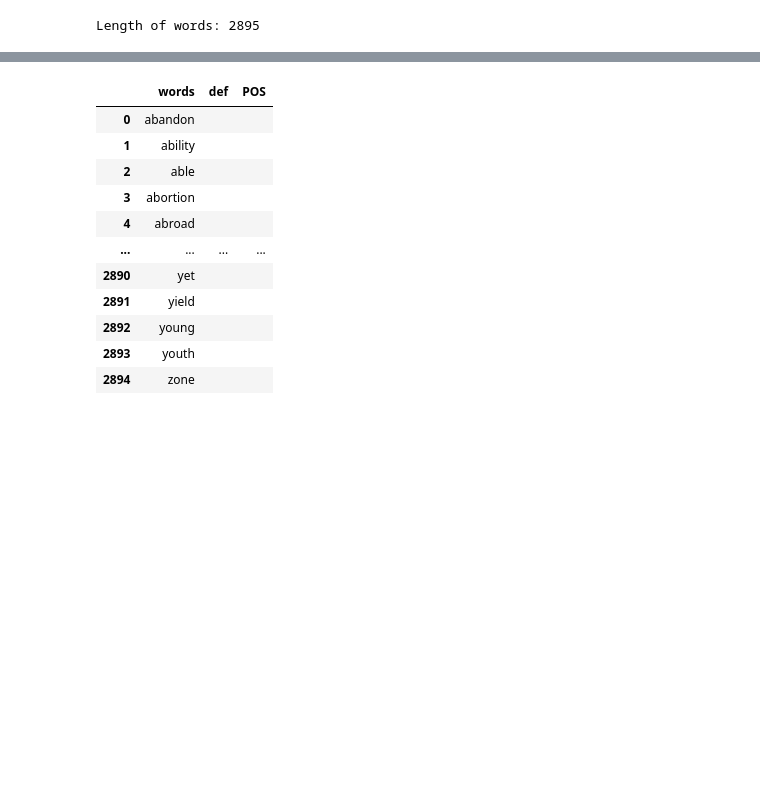
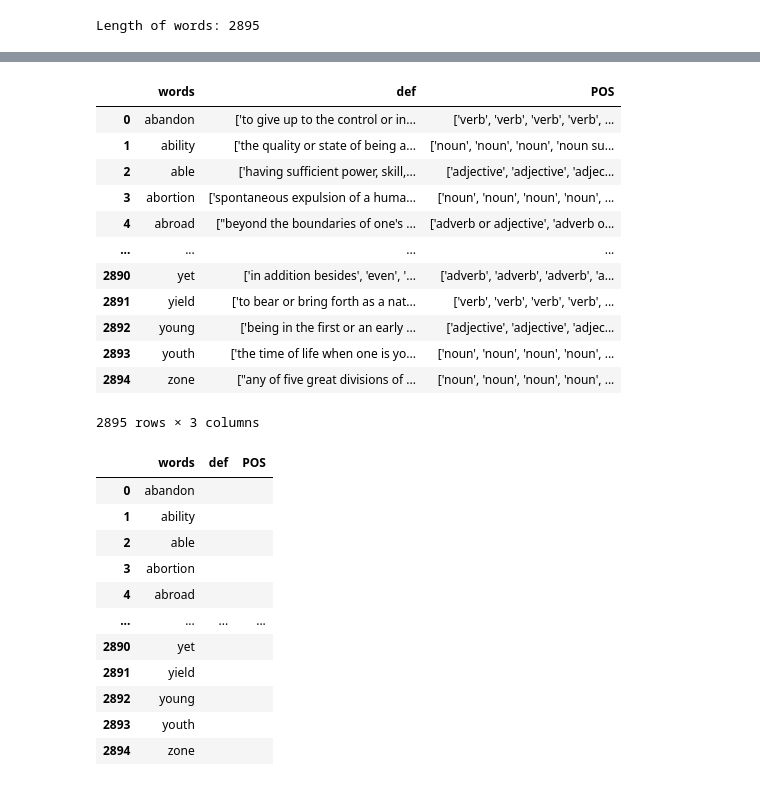
Before and after one commit to ParsaHejabi/Simulation-Framework-for-Multi-Agent-Balderdash, a Jupyter notebook: create_dataset.ipynb, the cells around one changed output, grey strips where cells are left out. Saved outputs shown, nothing was run; the diff lists cells and outputs as text; code cells hidden in the pictures; blank space fills up the shorter version.

```diff
--- a/create_dataset.ipynb
+++ b/create_dataset.ipynb
@@ -76,2 +117,50 @@ Length of words: 2895
+# %%
+def clean_definition_text(text):
+    """
+    Cleans the definition text by removing or replacing special tokens.
+    """
+    # Remove bold, italics, smallcaps, and other formatting
+    text = re.sub(r"\{/?it\}", "", text)  # Remove italic tags
+    text = re.sub(r"\{/?b\}", "", text)  # Remove bold tags
+    text = re.sub(r"\{/?sc\}", "", text)  # Remove smallcaps tags
+    text = re.sub(r"\{/?sup\}", "", text)  # Remove superscript tags
+    text = re.sub(r"\{/?inf\}", "", text)  # Remove subscript tags
+
+    # Replace punctuation tokens
+    text = re.sub(r"\{bc\}", "", text)  # Replace {bc} with colon and space
+    text = re.sub(r"\{ldquo\}", '"', text)  # Replace left double quote
+    text = re.sub(r"\{rdquo\}", '"', text)  # Replace right double quote
+
+    # Replace link and cross-reference tokens, showing only the linked term
+    text = re.sub(r"\{[a-z_]+_link\|([^|}]+)\|?[^}]*\}", r"\1", text)
+
+    # Replace cross-reference tokens like {dxt|...|...|}, removing extra details
+    text = re.sub(r"\{dxt\|([^|}]+)\|[^}]*\}", r"\1", text)
+
+    # Replace synonymous cross-reference {sx|term|...} with 'term'
+    text = re.sub(r"\{sx\|([^|}]+)\|[^}]*\}", r"\1", text)
+
+    # Handle nested complex tokens like {gloss|...} and similar
+    text = re.sub(r"\{[^}]+\}([^{}]+)\{\/[^}]+\}", r"\1", text)
+
+    return text.strip()
+# %%
+df["def"] = df["def"].progress_apply(clean_definition_text)
+
+df
+# %% [output]
+|  | words | def | POS |
+| 0 | abandon | ['to give up to the control or in... | ['verb', 'verb', 'verb', 'verb', ... |
+| 1 | ability | ['the quality or state of being a... | ['noun', 'noun', 'noun', 'noun su... |
+| 2 | able | ['having sufficient power, skill,... | ['adjective', 'adjective', 'adjec... |
+| 3 | abortion | ['spontaneous expulsion of a huma... | ['noun', 'noun', 'noun', 'noun', ... |
+| 4 | abroad | ["beyond the boundaries of one's ... | ['adverb or adjective', 'adverb o... |
+| ... | ... | ... | ... |
+| 2890 | yet | ['in addition besides', 'even', '... | ['adverb', 'adverb', 'adverb', 'a... |
+| 2891 | yield | ['to bear or bring forth as a nat... | ['verb', 'verb', 'verb', 'verb', ... |
+| 2892 | young | ['being in the first or an early ... | ['adjective', 'adjective', 'adjec... |
+| 2893 | youth | ['the time of life when one is yo... | ['noun', 'noun', 'noun', 'noun', ... |
+| 2894 | zone | ["any of five great divisions of ... | ['noun', 'noun', 'noun', 'noun', ... |
+2895 rows × 3 columns
 # %%
 # Create a pandas dataframe with columns "words" "def" and "POS" and fill the "words" column with the words
```
Also changed, not shown: parts of 17 cells of this notebook, 8 other files.
